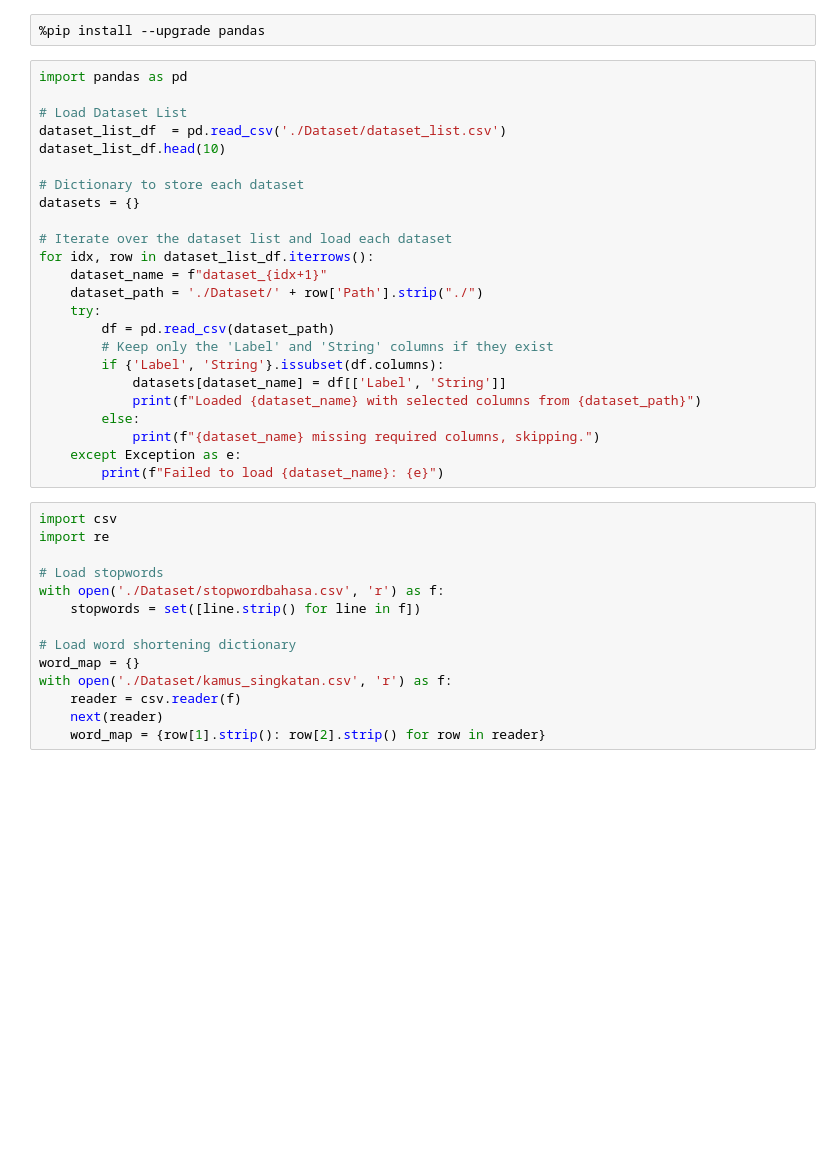
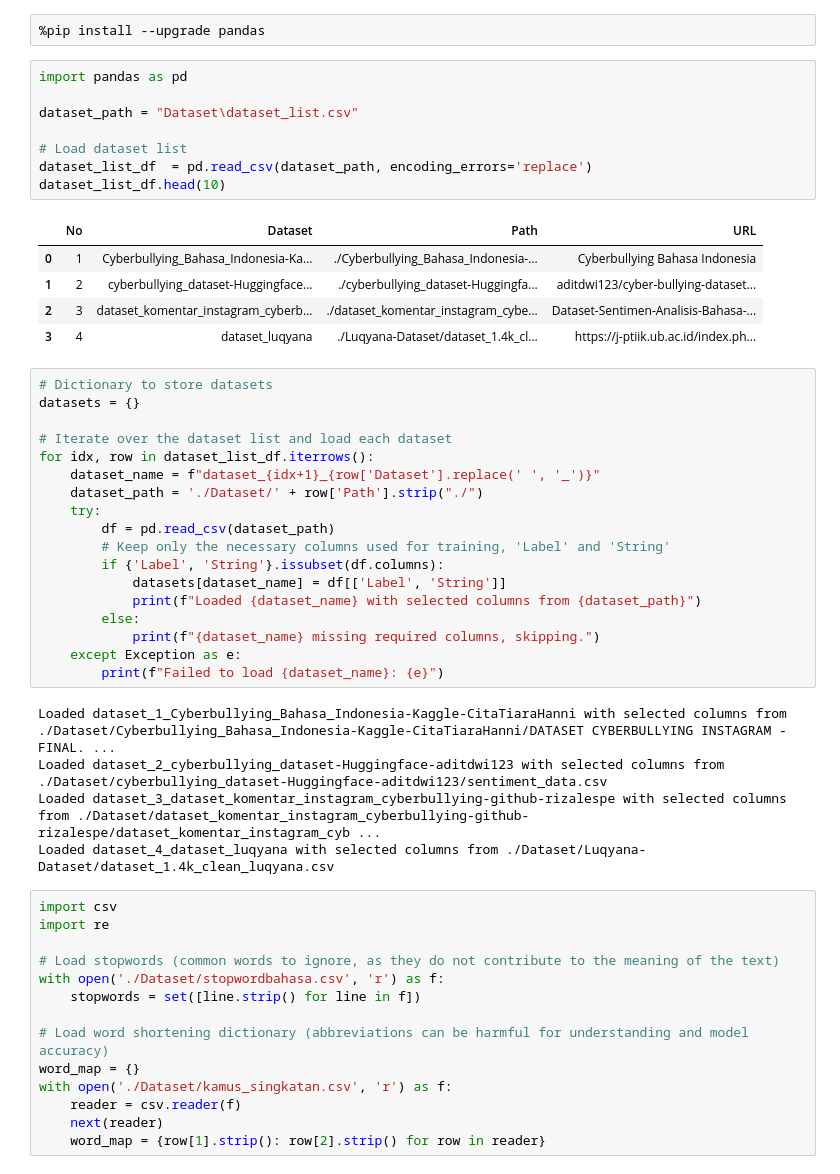
Before and after one commit to WilliamAxelC/Indonesian-Cyberbullying-Detection-with-Distilbert, a Jupyter notebook: pre-processing.ipynb, the cells around one changed output. Cells and saved outputs as stored; diff of their text form; blank space fills up the shorter version.

Commit message:
Added dataset_luqyana

```diff
--- a/pre-processing.ipynb
+++ b/pre-processing.ipynb
@@ -1,22 +1,30 @@
 # %%
 %pip install --upgrade pandas
+# %%
+import pandas as pd
+
+dataset_path = "Dataset\dataset_list.csv"
+
+# Load dataset list
+dataset_list_df  = pd.read_csv(dataset_path, encoding_errors='replace')
+dataset_list_df.head(10)
+# %% [output]
+|  | No | Dataset | Path | URL |
+| 0 | 1 | Cyberbullying_Bahasa_Indonesia-Ka... | ./Cyberbullying_Bahasa_Indonesia-... | Cyberbullying Bahasa Indonesia |
+| 1 | 2 | cyberbullying_dataset-Huggingface... | ./cyberbullying_dataset-Huggingfa... | aditdwi123/cyber-bullying-dataset... |
+| 2 | 3 | dataset_komentar_instagram_cyberb... | ./dataset_komentar_instagram_cybe... | Dataset-Sentimen-Analisis-Bahasa-... |
+| 3 | 4 | dataset_luqyana | ./Luqyana-Dataset/dataset_1.4k_cl... | https://j-ptiik.ub.ac.id/index.ph... |
 # %%
-import pandas as pd
-
-# Load Dataset List
-dataset_list_df  = pd.read_csv('./Dataset/dataset_list.csv')
-dataset_list_df.head(10)
-
-# Dictionary to store each dataset
+# Dictionary to store datasets
 datasets = {}
 
 # Iterate over the dataset list and load each dataset
 for idx, row in dataset_list_df.iterrows():
-    dataset_name = f"dataset_{idx+1}"
+    dataset_name = f"dataset_{idx+1}_{row['Dataset'].replace(' ', '_')}"
     dataset_path = './Dataset/' + row['Path'].strip("./")
     try:
         df = pd.read_csv(dataset_path)
-        # Keep only the 'Label' and 'String' columns if they exist
+        # Keep only the necessary columns used for training, 'Label' and 'String'
         if {'Label', 'String'}.issubset(df.columns):
             datasets[dataset_name] = df[['Label', 'String']]
             print(f"Loaded {dataset_name} with selected columns from {dataset_path}")
@@ -24,15 +32,20 @@ for idx, row in dataset_list_df.iterrows():
             print(f"{dataset_name} missing required columns, skipping.")
     except Exception as e:
         print(f"Failed to load {dataset_name}: {e}")
+# %% [output]
+Loaded dataset_1_Cyberbullying_Bahasa_Indonesia-Kaggle-CitaTiaraHanni with selected columns from ./Dataset/Cyberbullying_Bahasa_Indonesia-Kaggle-CitaTiaraHanni/DATASET CYBERBULLYING INSTAGRAM - FINAL. ...
+Loaded dataset_2_cyberbullying_dataset-Huggingface-aditdwi123 with selected columns from ./Dataset/cyberbullying_dataset-Huggingface-aditdwi123/sentiment_data.csv
+Loaded dataset_3_dataset_komentar_instagram_cyberbullying-github-rizalespe with selected columns from ./Dataset/dataset_komentar_instagram_cyberbullying-github-rizalespe/dataset_komentar_instagram_cyb ...
+Loaded dataset_4_dataset_luqyana with selected columns from ./Dataset/Luqyana-Dataset/dataset_1.4k_clean_luqyana.csv
 # %%
 import csv
 import re
 
-# Load stopwords
+# Load stopwords (common words to ignore, as they do not contribute to the meaning of the text)
 with open('./Dataset/stopwordbahasa.csv', 'r') as f:
     stopwords = set([line.strip() for line in f])
 
-# Load word shortening dictionary
+# Load word shortening dictionary (abbreviations can be harmful for understanding and model accuracy)
 word_map = {}
 with open('./Dataset/kamus_singkatan.csv', 'r') as f:
     reader = csv.reader(f)
```
Also changed, not shown: parts of 3 cells of this notebook, 9 other files.
